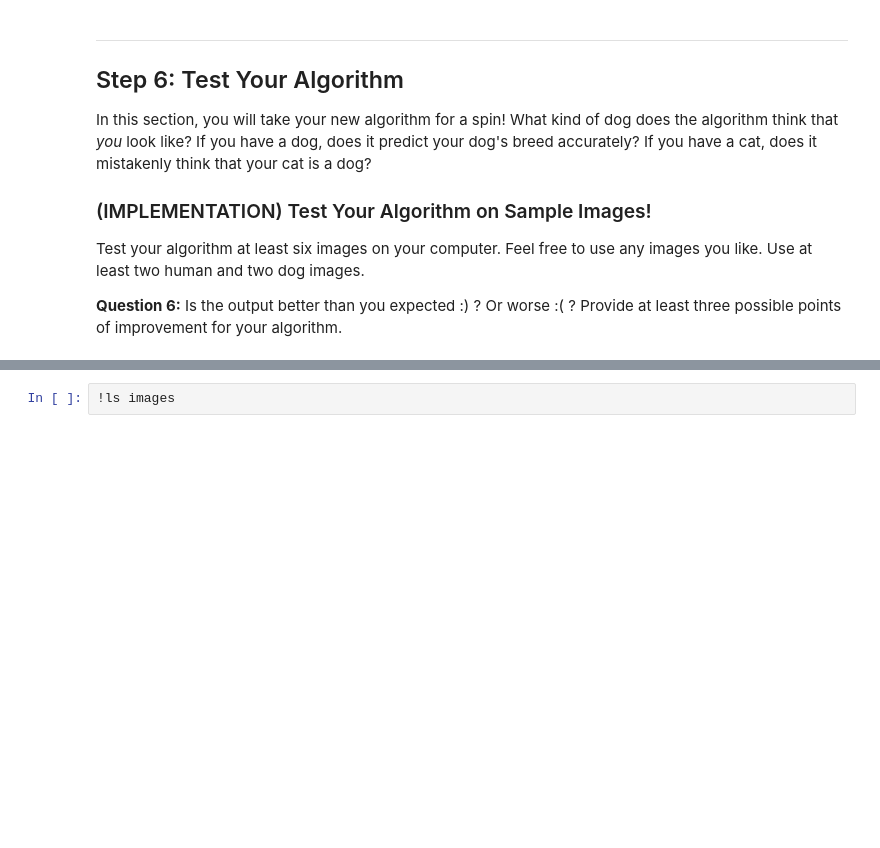
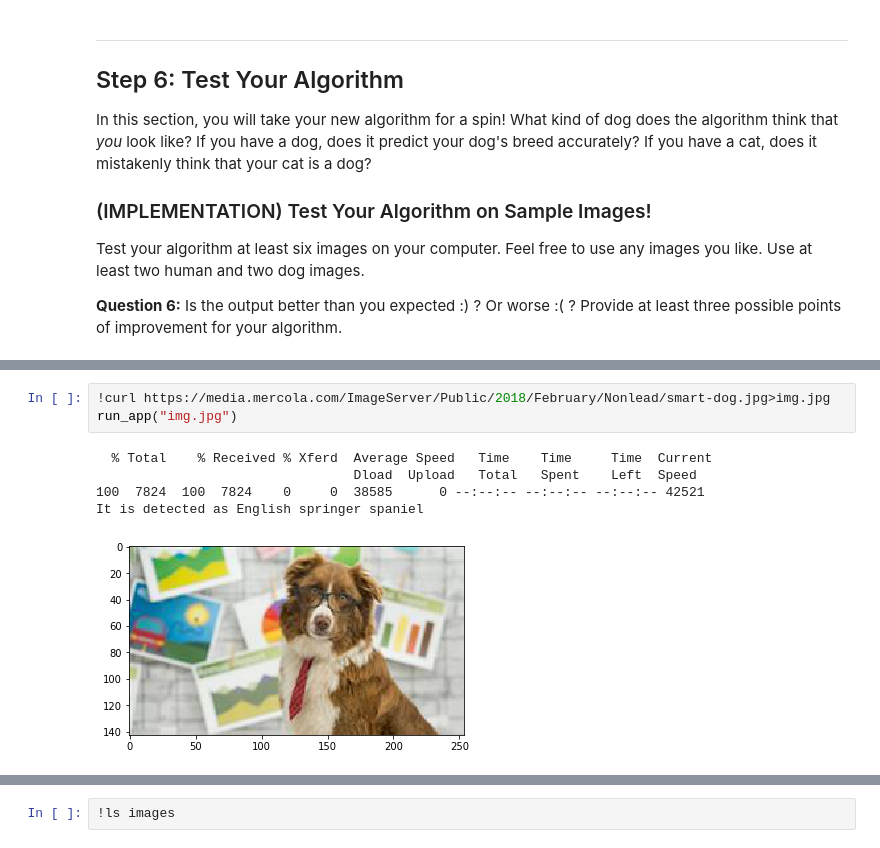
Before and after one commit to vivanks/Dog-s-Breed-Classifier, a Jupyter notebook: dog_app.ipynb, the cells around one changed output, grey strips where cells are left out. Saved outputs shown, nothing was run; the diff lists cells and outputs as text; blank space fills up the shorter version.

```diff
--- a/dog_app.ipynb
+++ b/dog_app.ipynb
@@ -879,0 +978,9 @@ It is detected as Irish red and white setter
+# %%
+!curl https://media.mercola.com/ImageServer/Public/2018/February/Nonlead/smart-dog.jpg>img.jpg
+run_app("img.jpg")
+# %% [output]
+  % Total    % Received % Xferd  Average Speed   Time    Time     Time  Current
+                                 Dload  Upload   Total   Spent    Left  Speed
+100  7824  100  7824    0     0  38585      0 --:--:-- --:--:-- --:--:-- 42521
+It is detected as English springer spaniel
+[figure, added]
```
Also changed, not shown: parts of 22 cells of this notebook, 2 other files.
